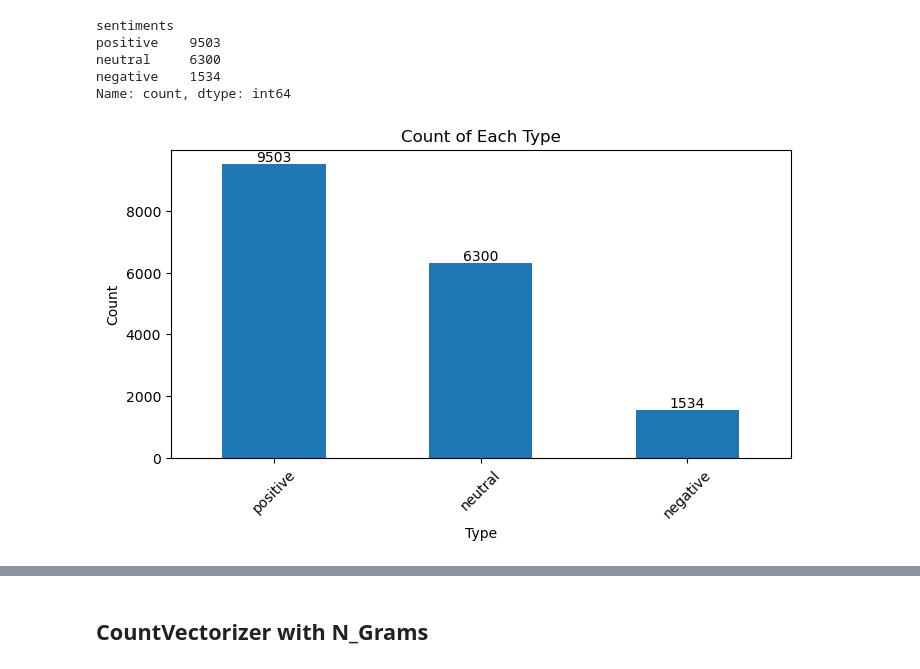
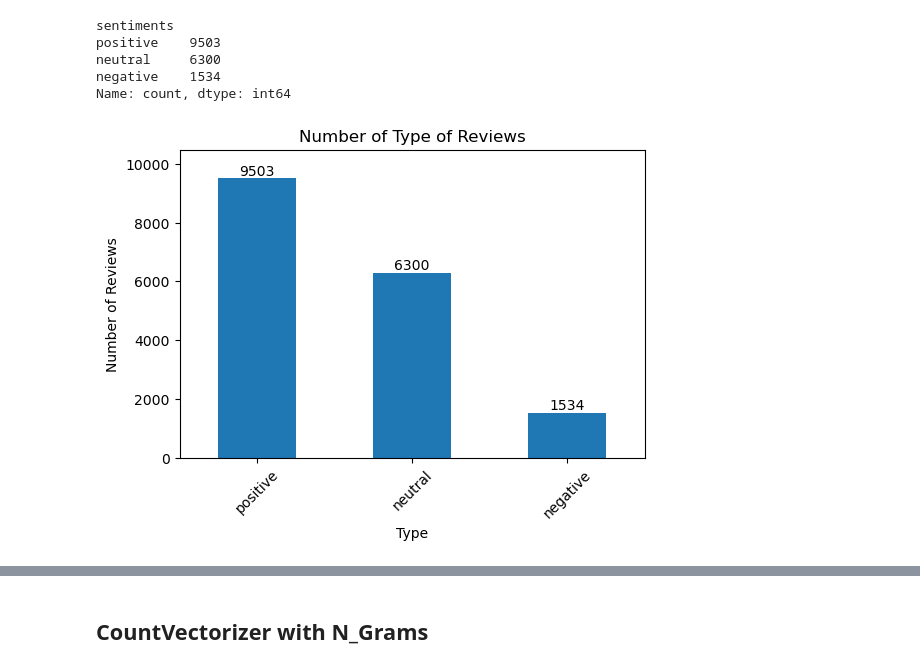
Before and after one commit to rsm-iiribarrenpenuelas/final-project-mgta415, a Jupyter notebook: martim.ipynb, the cells around one changed output, grey strips where cells are left out. Drawn from its saved outputs; the diff is of its cells as text; code cells hidden in the pictures.

```diff
--- a/martim.ipynb
+++ b/martim.ipynb
@@ -71,16 +73,19 @@ neutral     6300
 negative    1534
 Name: count, dtype: int64
 # %%
-plt.figure(figsize=(8, 4))
+plt.figure(figsize=(6, 4))
 bars = type_counts.plot(kind='bar')
-plt.title('Count of Each Type')
+plt.title('Number of Type of Reviews')
 plt.xlabel('Type')
-plt.ylabel('Count')
+plt.ylabel('Number of Reviews')
 plt.xticks(rotation=45)
+current_top = plt.ylim()[1]
+padding = current_top * 0.05
+plt.ylim(0, current_top + padding)
 
 for index, value in enumerate(type_counts):
     plt.text(index, value, str(value), ha='center', va='bottom')
 
 plt.show()
 # %% [output]
-[figure, old version]
+[figure, new version]
```
Also changed, not shown: parts of 5 cells of this notebook, 2 other files.
